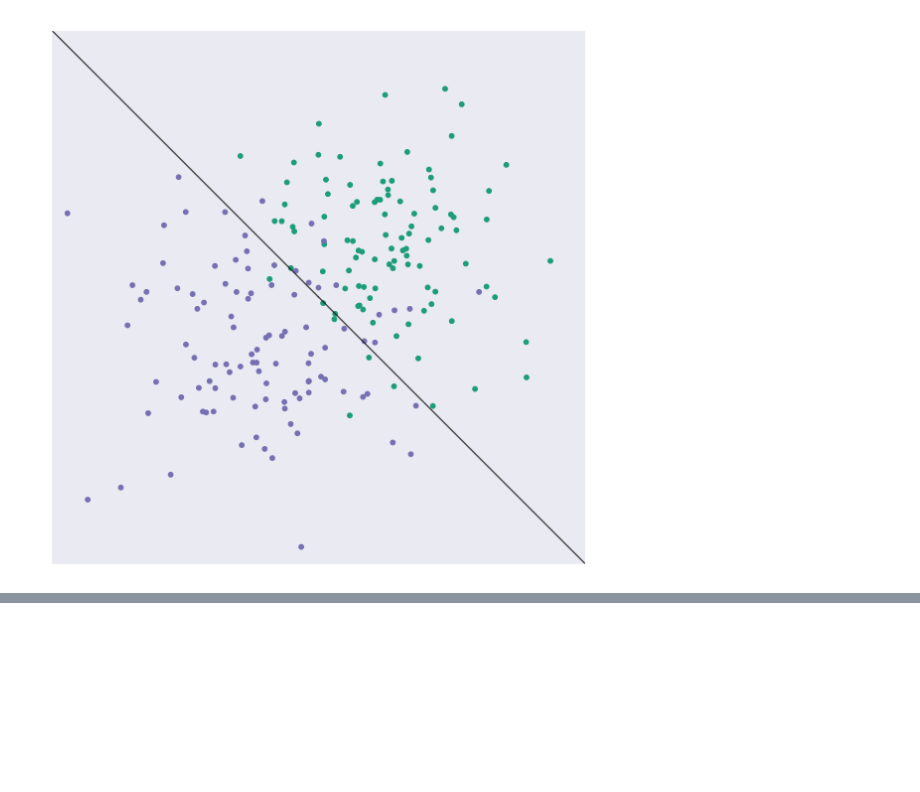
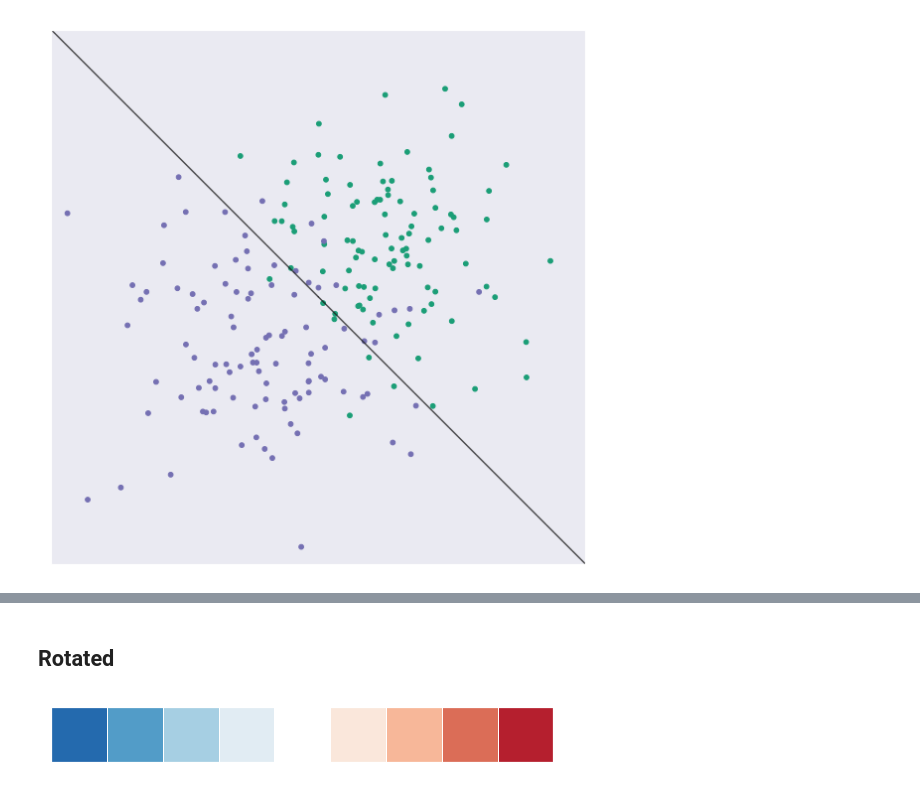
Before and after one commit to neurodata/talks, a Jupyter notebook: rock20/Rockefeller_figs.ipynb, the cells around one changed output, grey strips where cells are left out. Saved outputs shown, nothing was run; the diff lists cells and outputs as text; code cells hidden in the pictures; blank space fills up the shorter version.

```diff
--- a/rock20/Rockefeller_figs.ipynb
+++ b/rock20/Rockefeller_figs.ipynb
@@ -249,0 +256,8 @@ plt.show()
+# %% [markdown]
+## Rotated
+# %%
+colors = sns.color_palette("RdBu_r", 8)
+colors = colors[0:4] + [(1,1,1)] + colors[4:8]
+sns.palplot(colors)
+# %% [output]
+[figure, added]
```
Also changed, not shown: parts of 11 cells of this notebook, 7 other files.
